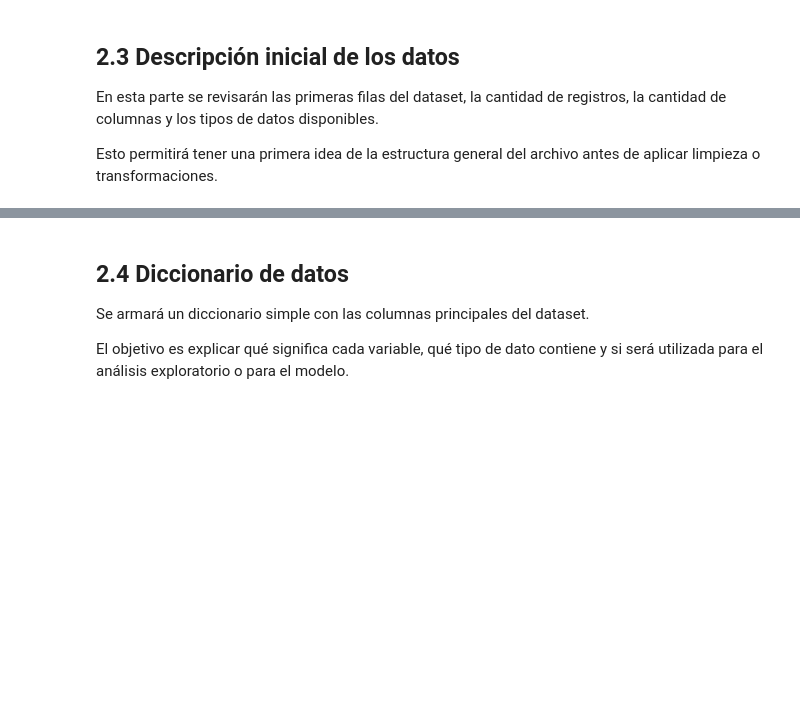
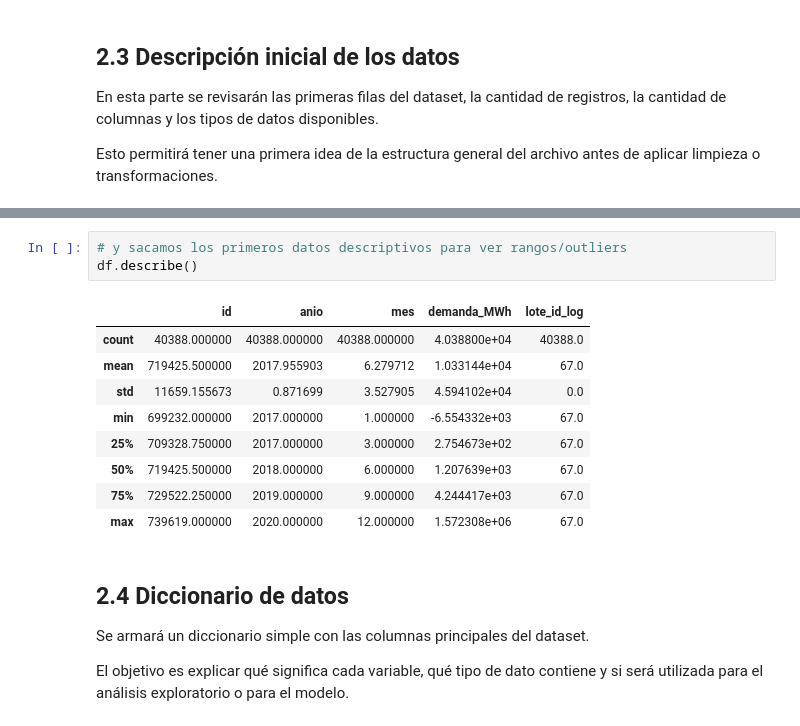
Before and after one commit to ju4n1t0x/eficiencia_energetica, a Jupyter notebook: 01_notebooks/TPI_Energia_CRISP_DM.ipynb, the cells around one changed output, grey strips where cells are left out. Saved outputs shown, nothing was run; the diff lists cells and outputs as text; blank space fills up the shorter version.

Commit message:
feat: primeros analisis exploratorios realizados

```diff
--- a/01_notebooks/TPI_Energia_CRISP_DM.ipynb
+++ b/01_notebooks/TPI_Energia_CRISP_DM.ipynb
@@ -244,3 +264,16 @@ Esto permitirá tener una primera idea de la estructura general del archivo ante
+# %%
+# y sacamos los primeros datos descriptivos para ver rangos/outliers
+df.describe()
+# %% [output]
+|  | id | anio | mes | demanda_MWh | lote_id_log |
+| count | 40388.000000 | 40388.000000 | 40388.000000 | 4.038800e+04 | 40388.0 |
+| mean | 719425.500000 | 2017.955903 | 6.279712 | 1.033144e+04 | 67.0 |
+| std | 11659.155673 | 0.871699 | 3.527905 | 4.594102e+04 | 0.0 |
+| min | 699232.000000 | 2017.000000 | 1.000000 | -6.554332e+03 | 67.0 |
+| 25% | 709328.750000 | 2017.000000 | 3.000000 | 2.754673e+02 | 67.0 |
+| 50% | 719425.500000 | 2018.000000 | 6.000000 | 1.207639e+03 | 67.0 |
+| 75% | 729522.250000 | 2019.000000 | 9.000000 | 4.244417e+03 | 67.0 |
+| max | 739619.000000 | 2020.000000 | 12.000000 | 1.572308e+06 | 67.0 |
 # %% [markdown]
 ## 2.4 Diccionario de datos
 
```
Also changed, not shown: parts of 22 cells of this notebook.
